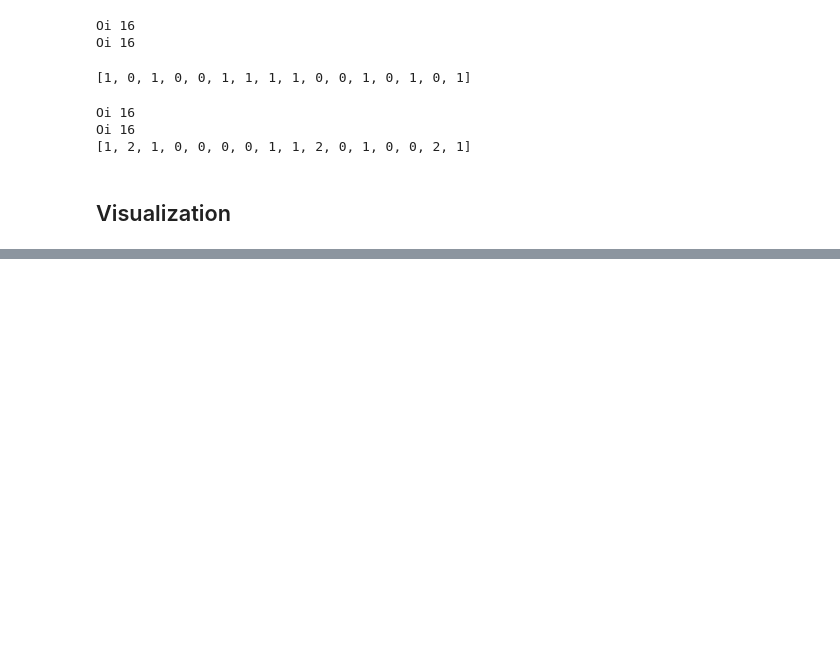
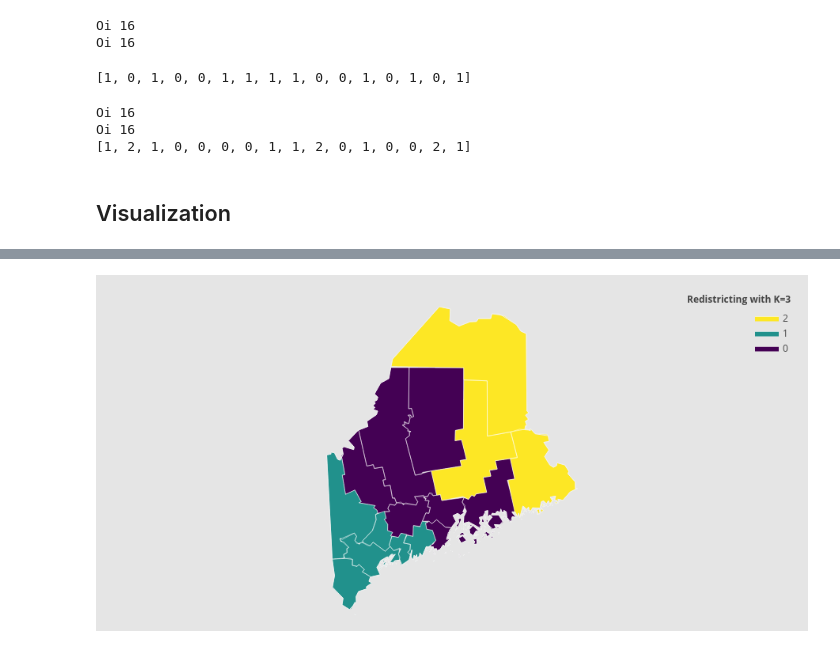
Before and after one commit to iQuHACK/2021_Surfers, a Jupyter notebook: 02_Redistricting_Maine.ipynb, the cells around one changed output, grey strips where cells are left out. Saved outputs shown, nothing was run; the diff lists cells and outputs as text; code cells hidden in the pictures; blank space fills up the shorter version.

```diff
--- a/02_Redistricting_Maine.ipynb
+++ b/02_Redistricting_Maine.ipynb
@@ -142,0 +144,4 @@ fig.show()
+# %%
+Image(filename='MaineK3.png')
+# %% [output]
+[figure, added]
```
Also changed, not shown: parts of 3 cells of this notebook.
